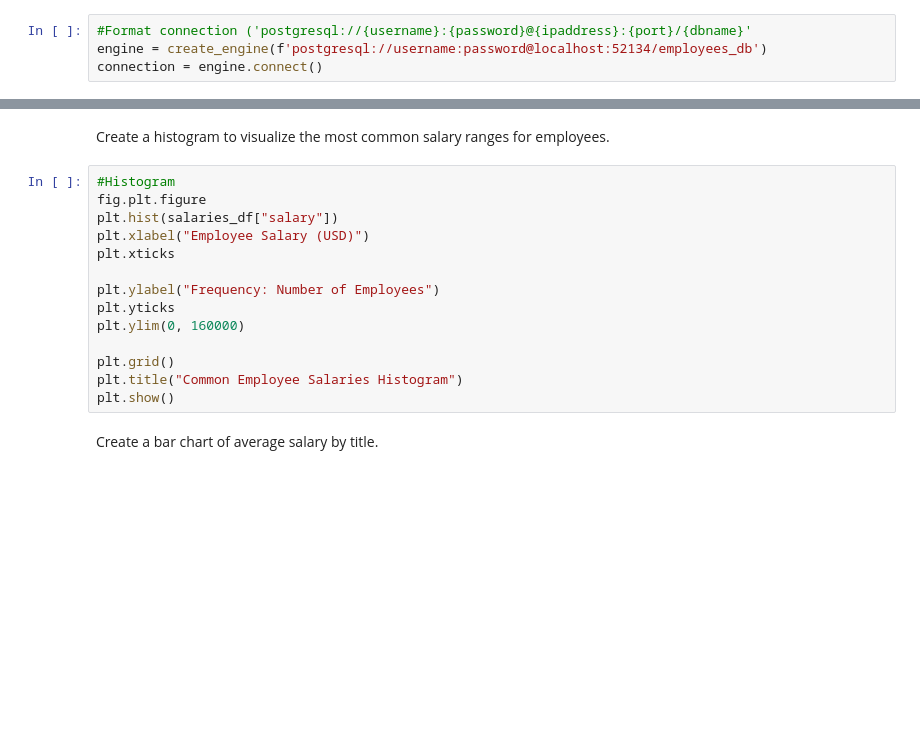
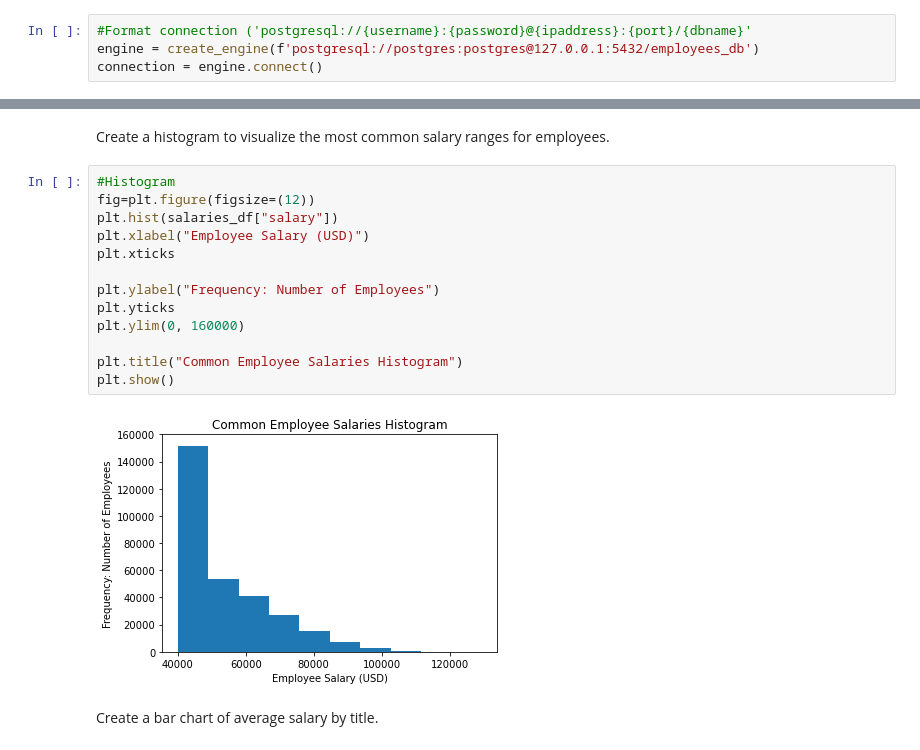
Before and after one commit to amramer45/sql-ERD-employee-data, a Jupyter notebook: employee_bonus.ipynb, the cells around one changed output, grey strips where cells are left out. Saved outputs shown, nothing was run; the diff lists cells and outputs as text; blank space fills up the shorter version.

```diff
--- a/employee_bonus.ipynb
+++ b/employee_bonus.ipynb
@@ -16,5 +16,5 @@ from sqlalchemy import create_engine
 %matplotlib inline
 # %%
 #Format connection ('postgresql://{username}:{password}@{ipaddress}:{port}/{dbname}'
-engine = create_engine(f'postgresql://username:password@localhost:52134/employees_db')
+engine = create_engine(f'postgresql://postgres:postgres@127.0.0.1:5432/employees_db')
 connection = engine.connect()
@@ -34,17 +59,18 @@ titles_df.head()
 Create a histogram to visualize the most common salary ranges for employees.
 # %%
 #Histogram
-fig.plt.figure
+fig=plt.figure(figsize=(12))
 plt.hist(salaries_df["salary"])
 plt.xlabel("Employee Salary (USD)")
 plt.xticks
 
 plt.ylabel("Frequency: Number of Employees")
 plt.yticks
 plt.ylim(0, 160000)
 
-plt.grid()
 plt.title("Common Employee Salaries Histogram")
 plt.show()
+# %% [output]
+[figure, added]
 # %% [markdown]
 Create a bar chart of average salary by title.
```
Also changed, not shown: parts of 9 cells of this notebook, 9 other files.
